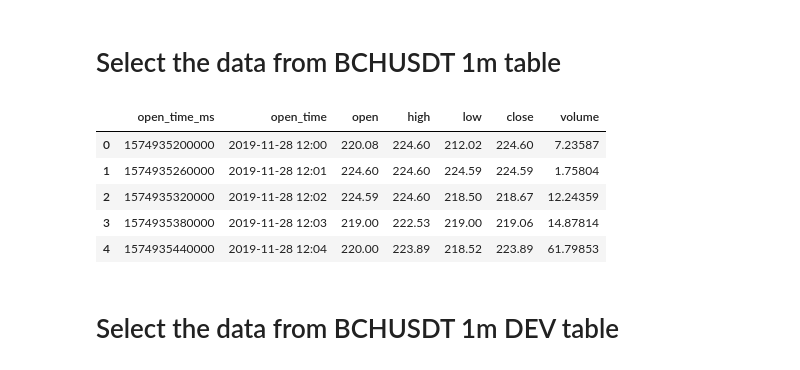
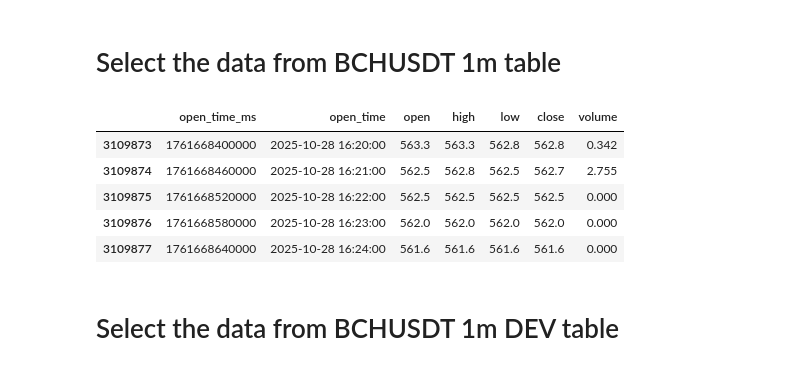
Before and after one commit to Nemesis14/chronoquant, a Jupyter notebook: db_test.ipynb, the cells around one changed output. Saved outputs shown, nothing was run; the diff lists cells and outputs as text; code cells hidden in the pictures.

```diff
--- a/db_test.ipynb
+++ b/db_test.ipynb
@@ -35,16 +35,16 @@ print(tables)
 # %%
 # Adatbázis kapcsolat létrehozásaq
 conn = sqlite3.connect(DB_PATH)
 df   = pd.read_sql_query("SELECT * FROM bchusdt_1m;", conn)
 conn.close()
-df.head()
+df.tail(5)
 # %% [output]
 |  | open_time_ms | open_time | open | high | low | close | volume |
-| 0 | 1574935200000 | 2019-11-28 12:00 | 220.08 | 224.60 | 212.02 | 224.60 | 7.23587 |
-| 1 | 1574935260000 | 2019-11-28 12:01 | 224.60 | 224.60 | 224.59 | 224.59 | 1.75804 |
-| 2 | 1574935320000 | 2019-11-28 12:02 | 224.59 | 224.60 | 218.50 | 218.67 | 12.24359 |
-| 3 | 1574935380000 | 2019-11-28 12:03 | 219.00 | 222.53 | 219.00 | 219.06 | 14.87814 |
-| 4 | 1574935440000 | 2019-11-28 12:04 | 220.00 | 223.89 | 218.52 | 223.89 | 61.79853 |
+| 3109873 | 1761668400000 | 2025-10-28 16:20:00 | 563.3 | 563.3 | 562.8 | 562.8 | 0.342 |
+| 3109874 | 1761668460000 | 2025-10-28 16:21:00 | 562.5 | 562.8 | 562.5 | 562.7 | 2.755 |
+| 3109875 | 1761668520000 | 2025-10-28 16:22:00 | 562.5 | 562.5 | 562.5 | 562.5 | 0.000 |
+| 3109876 | 1761668580000 | 2025-10-28 16:23:00 | 562.0 | 562.0 | 562.0 | 562.0 | 0.000 |
+| 3109877 | 1761668640000 | 2025-10-28 16:24:00 | 561.6 | 561.6 | 561.6 | 561.6 | 0.000 |
 # %% [markdown]
 # Select the data from BCHUSDT 1m DEV table
 # %%
```
Also changed, not shown: parts of 9 cells of this notebook, 6 other files.
